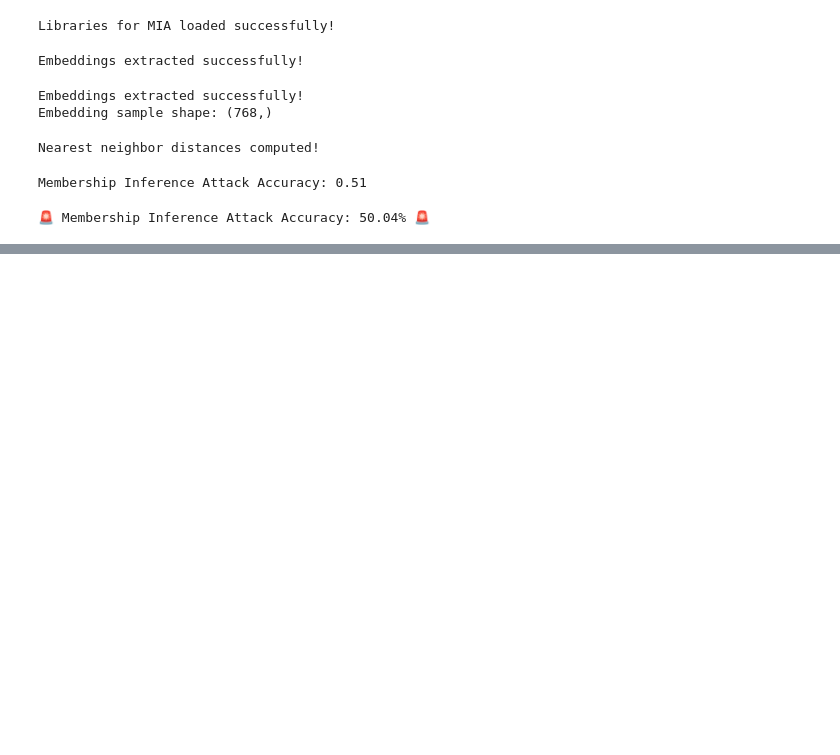
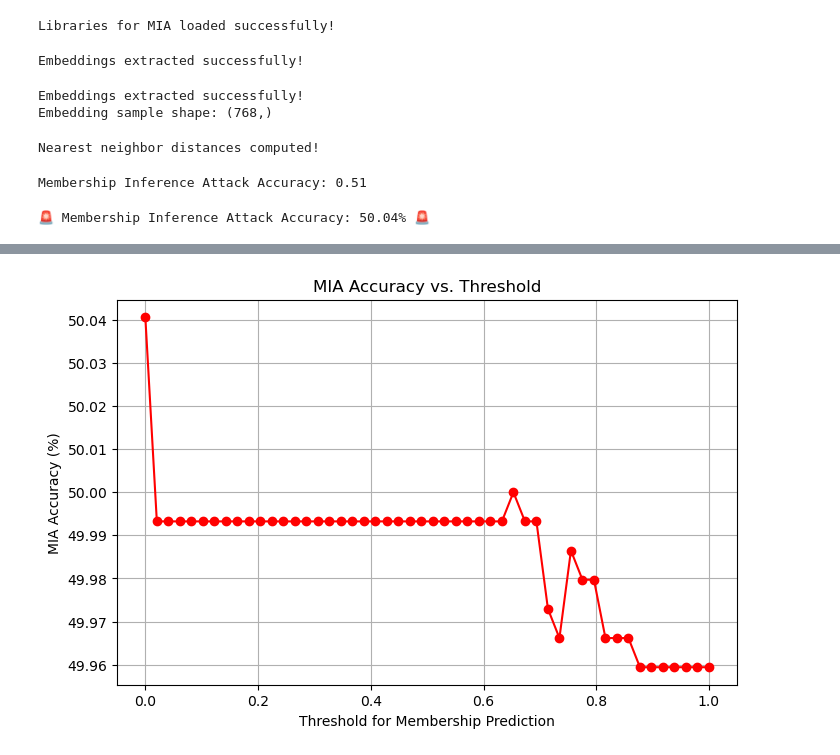
Before and after one commit to rahul2227/data-sanitization, a Jupyter notebook: data_preprocessor_mia.ipynb, the cells around one changed output, grey strips where cells are left out. Saved outputs shown, nothing was run; the diff lists cells and outputs as text; code cells hidden in the pictures; blank space fills up the shorter version.

```diff
--- a/data_preprocessor_mia.ipynb
+++ b/data_preprocessor_mia.ipynb
@@ -426,0 +440,19 @@ print(f"🚨 Membership Inference Attack Accuracy: {mia_accuracy:.2f}% 🚨")
+# %%
+thresholds = np.linspace(0, 1, 50)  # Generate 50 threshold values from 0 to 1
+accuracies = []
+
+for t in thresholds:
+    pred_labels = (nearest_distances >= t).astype(int)  # Classify as "1" if above threshold
+    acc = accuracy_score(true_labels, pred_labels) * 100
+    accuracies.append(acc)
+
+# Plot accuracy vs. threshold
+plt.figure(figsize=(8,5))
+plt.plot(thresholds, accuracies, marker='o', linestyle='-', color="red")
+plt.xlabel("Threshold for Membership Prediction")
+plt.ylabel("MIA Accuracy (%)")
+plt.title("MIA Accuracy vs. Threshold")
+plt.grid()
+plt.show()
+# %% [output]
+[figure, added]
```
Also changed, not shown: parts of 2 cells of this notebook.
